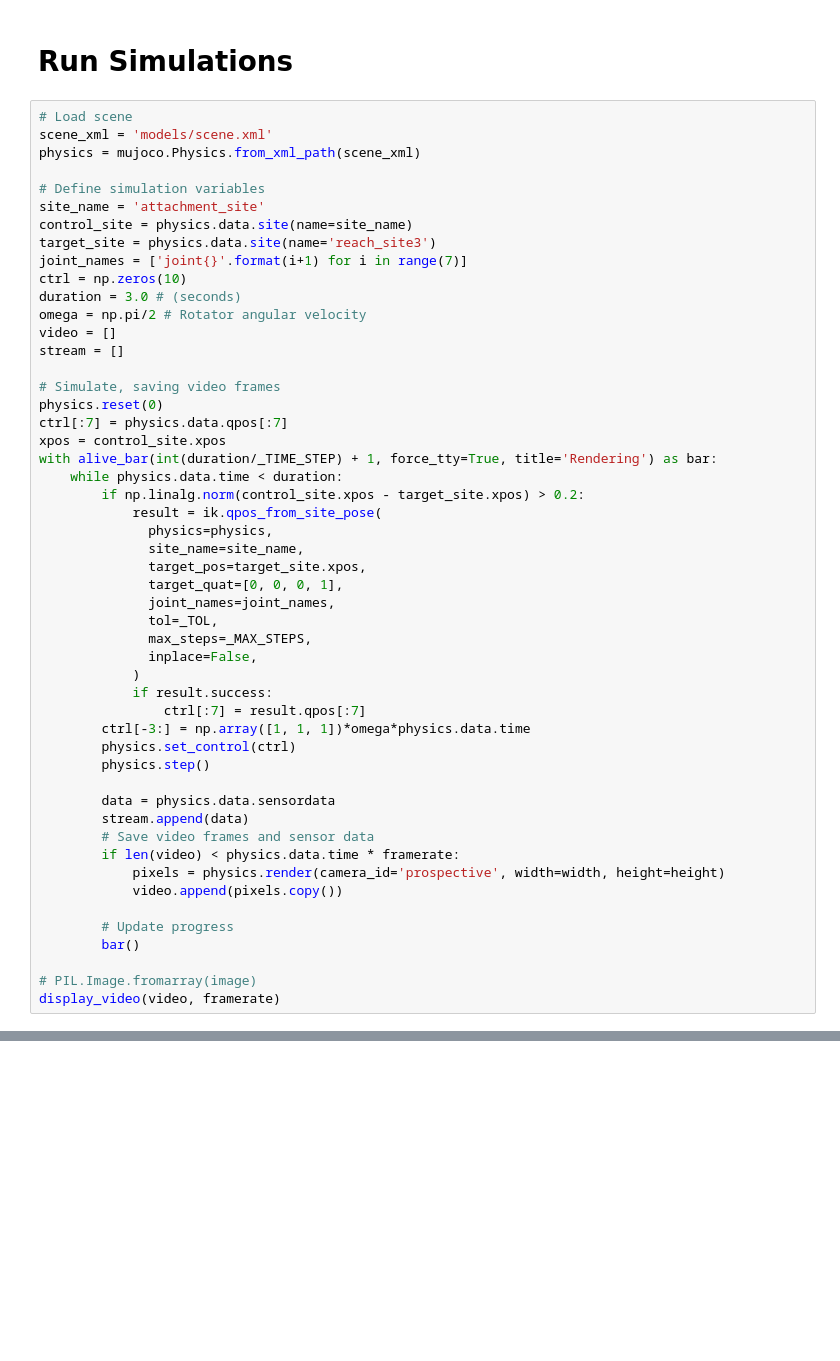
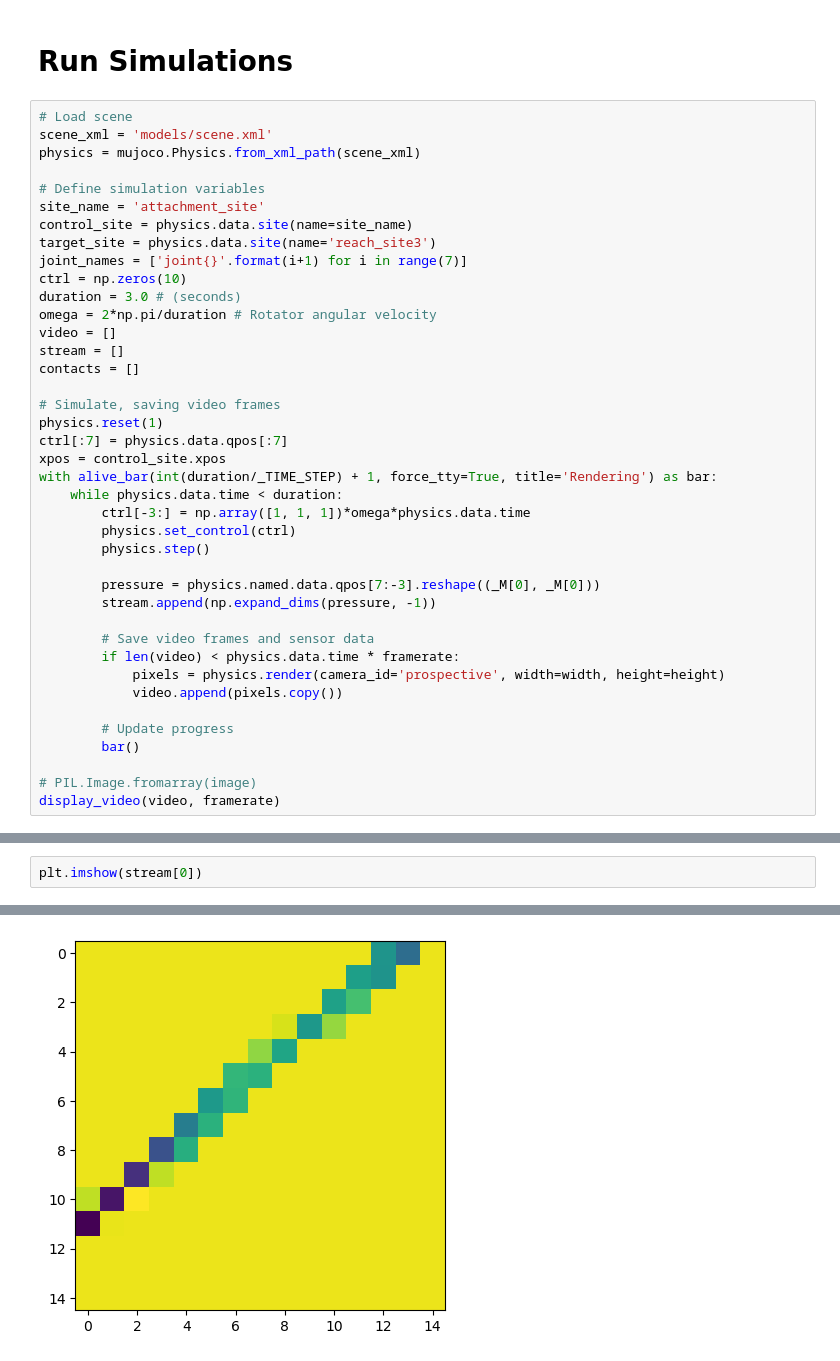
Before and after one commit to wngfra/tac3d, a Jupyter notebook: notebooks/panda_exploration.ipynb, the cells around one changed output, grey strips where cells are left out. Drawn from its saved outputs; the diff is of its cells as text; blank space fills up the shorter version.

```diff
--- a/notebooks/panda_exploration.ipynb
+++ b/notebooks/panda_exploration.ipynb
@@ -202,35 +245,24 @@ target_site = physics.data.site(name='reach_site3')
 joint_names = ['joint{}'.format(i+1) for i in range(7)]
 ctrl = np.zeros(10)
 duration = 3.0 # (seconds)
-omega = np.pi/2 # Rotator angular velocity
+omega = 2*np.pi/duration # Rotator angular velocity
 video = []
 stream = []
+contacts = []
 
 # Simulate, saving video frames
-physics.reset(0)
+physics.reset(1)
 ctrl[:7] = physics.data.qpos[:7]
 xpos = control_site.xpos
 with alive_bar(int(duration/_TIME_STEP) + 1, force_tty=True, title='Rendering') as bar:
     while physics.data.time < duration:
-        if np.linalg.norm(control_site.xpos - target_site.xpos) > 0.2:
-            result = ik.qpos_from_site_pose(
-              physics=physics,
-              site_name=site_name,
-              target_pos=target_site.xpos,
-              target_quat=[0, 0, 0, 1],
-              joint_names=joint_names,
-              tol=_TOL,
-              max_steps=_MAX_STEPS,
-              inplace=False,
-            )
-            if result.success:
-                ctrl[:7] = result.qpos[:7]
         ctrl[-3:] = np.array([1, 1, 1])*omega*physics.data.time
         physics.set_control(ctrl)
         physics.step()
 
-        data = physics.data.sensordata
-        stream.append(data)
+        pressure = physics.named.data.qpos[7:-3].reshape((_M[0], _M[0]))
+        stream.append(np.expand_dims(pressure, -1))
+
         # Save video frames and sensor data
         if len(video) < physics.data.time * framerate:
             pixels = physics.render(camera_id='prospective', width=width, height=height)
@@ -255,0 +279,3 @@ len(forces)
+# %%
+plt.imshow(stream[0])
+# %% [output]
@@ -255,0 +283 @@ len(forces)
+[figure, added]
```
Also changed, not shown: parts of 8 cells of this notebook, 4 other files.
